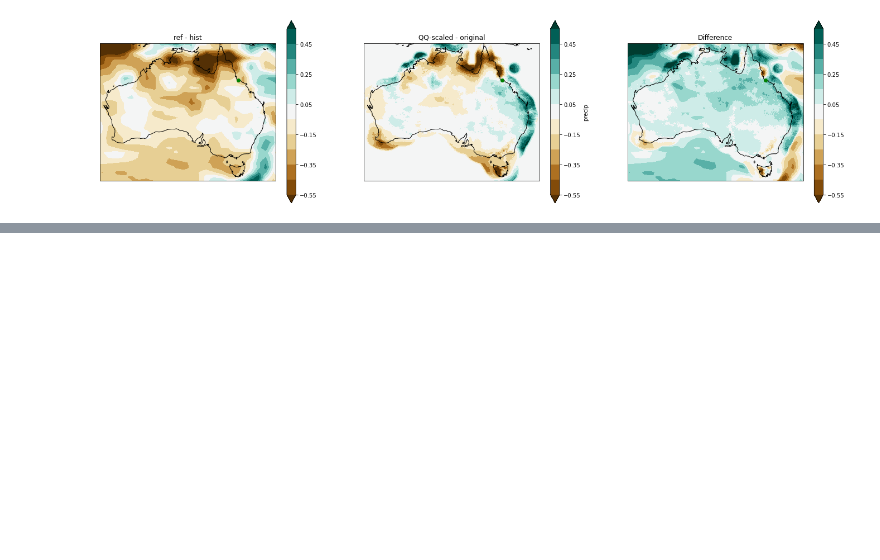
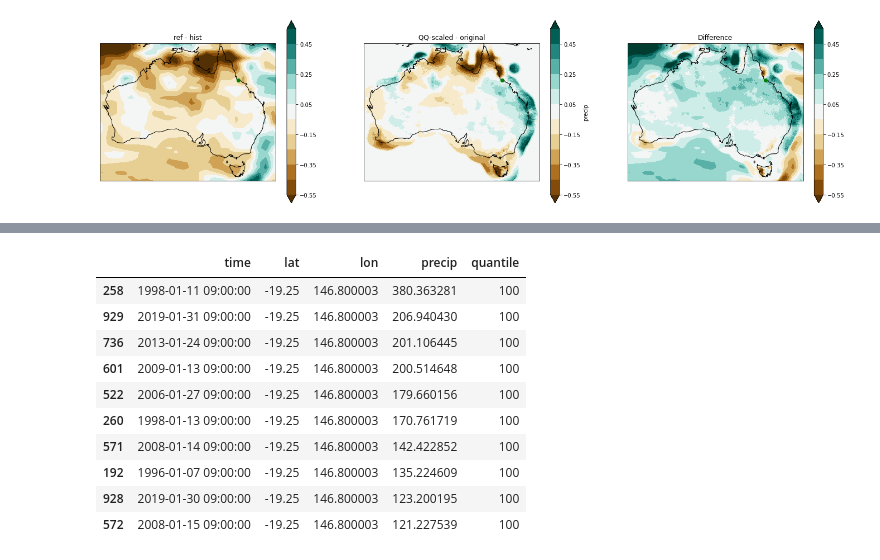
Before and after one commit to AusClimateService/qqscale, a Jupyter notebook: example_validation/pr-qdc-multiplicative-monthly-ssr-infileq_day_AGCD-ACCESS-ESM1-5_ssp370_r1i1p1f1_20350101-20641231.ipynb, the cells around one changed output, grey strips where cells are left out. Saved outputs shown, nothing was run; the diff lists cells and outputs as text; code cells hidden in the pictures; blank space fills up the shorter version.

```diff
--- a/example_validation/pr-qdc-multiplicative-monthly-ssr-infileq_day_AGCD-ACCESS-ESM1-5_ssp370_r1i1p1f1_20350101-20641231.ipynb
+++ b/example_validation/pr-qdc-multiplicative-monthly-ssr-infileq_day_AGCD-ACCESS-ESM1-5_ssp370_r1i1p1f1_20350101-20641231.ipynb
@@ -577,0 +657,8 @@ plt.show()
+# %%
+ds_target_ssr = utils.read_data(
+    '/g/data/wp00/users/dbi599/test_space/precip-total-ssr_AGCD-CSIRO_r005_19900101-20191231_daily.nc',
+    target_var,
+    time_bounds=target_time_bounds,
+    input_units=target_units,
+    output_units=output_units
+)
@@ -577,0 +814,4 @@ plt.show()
+# %%
+selection = {'time' : ds_target_ssr.time.dt.month == 1, 'lat': example_lat, 'lon': example_lon}
+# %%
+df_target_ssr = ds_target_ssr[target_var].sel(selection, method='nearest').to_dataframe().reset_index()
@@ -577,0 +846,14 @@ plt.show()
+# %%
+df_target_ssr[df_target_ssr['quantile'] == 100].sort_values('precip', ascending=False)
+# %% [output]
+|  | time | lat | lon | precip | quantile |
+| 258 | 1998-01-11 09:00:00 | -19.25 | 146.800003 | 380.363281 | 100 |
+| 929 | 2019-01-31 09:00:00 | -19.25 | 146.800003 | 206.940430 | 100 |
+| 736 | 2013-01-24 09:00:00 | -19.25 | 146.800003 | 201.106445 | 100 |
+| 601 | 2009-01-13 09:00:00 | -19.25 | 146.800003 | 200.514648 | 100 |
+| 522 | 2006-01-27 09:00:00 | -19.25 | 146.800003 | 179.660156 | 100 |
+| 260 | 1998-01-13 09:00:00 | -19.25 | 146.800003 | 170.761719 | 100 |
+| 571 | 2008-01-14 09:00:00 | -19.25 | 146.800003 | 142.422852 | 100 |
+| 192 | 1996-01-07 09:00:00 | -19.25 | 146.800003 | 135.224609 | 100 |
+| 928 | 2019-01-30 09:00:00 | -19.25 | 146.800003 | 123.200195 | 100 |
+| 572 | 2008-01-15 09:00:00 | -19.25 | 146.800003 | 121.227539 | 100 |
```
Also changed, not shown: parts of 27 cells of this notebook.
